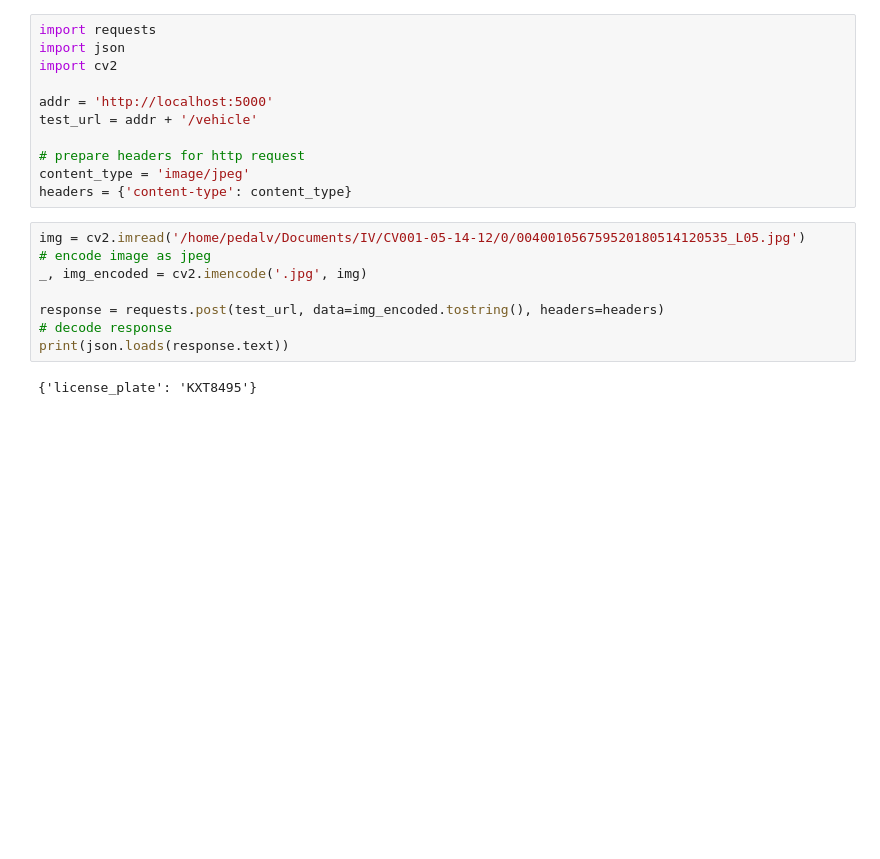
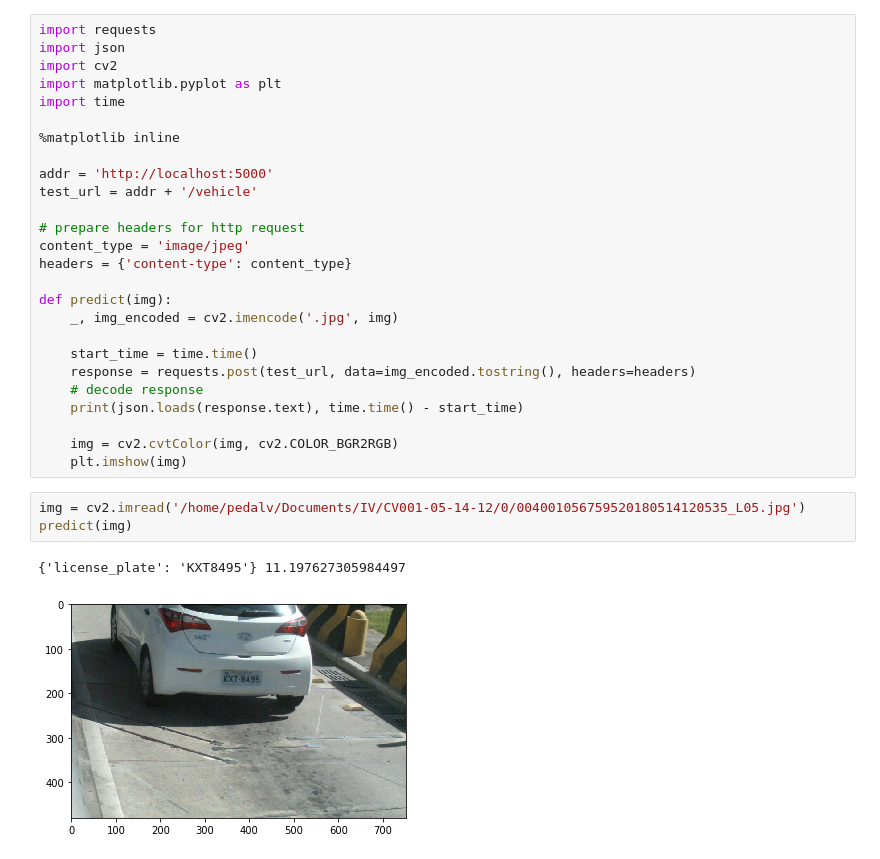
Before and after one commit to Pedalves/IdentificacaoVeicular, a Jupyter notebook: api_post.ipynb, the cells around one changed output. Drawn from its saved outputs; the diff is of its cells as text; blank space fills up the shorter version.

```diff
--- a/api_post.ipynb
+++ b/api_post.ipynb
@@ -2,6 +2,10 @@
 import requests
 import json
 import cv2
+import matplotlib.pyplot as plt
+import time
+
+%matplotlib inline
 
 addr = 'http://localhost:5000'
 test_url = addr + '/vehicle'
@@ -9,15 +13,22 @@ test_url = addr + '/vehicle'
 # prepare headers for http request
 content_type = 'image/jpeg'
 headers = {'content-type': content_type}
+
+def predict(img):
+    _, img_encoded = cv2.imencode('.jpg', img)
+
+    start_time = time.time()
+    response = requests.post(test_url, data=img_encoded.tostring(), headers=headers)
+    # decode response
+    print(json.loads(response.text), time.time() - start_time)
+
+    img = cv2.cvtColor(img, cv2.COLOR_BGR2RGB)
+    plt.imshow(img)
 # %%
 img = cv2.imread('/home/pedalv/Documents/IV/CV001-05-14-12/0/004001056759520180514120535_L05.jpg')
-# encode image as jpeg
-_, img_encoded = cv2.imencode('.jpg', img)
-
-response = requests.post(test_url, data=img_encoded.tostring(), headers=headers)
-# decode response
-print(json.loads(response.text))
+predict(img)
 # %% [output]
-{'license_plate': 'KXT8495'}
+{'license_plate': 'KXT8495'} 11.197627305984497
+[figure, added]
 # %%
 img = cv2.imread('/home/pedalv/Documents/IV/CV001-05-14-12/0/004001056756220180514120158_L04.jpg')
```
Also changed, not shown: parts of 5 cells of this notebook, 2 other files.
